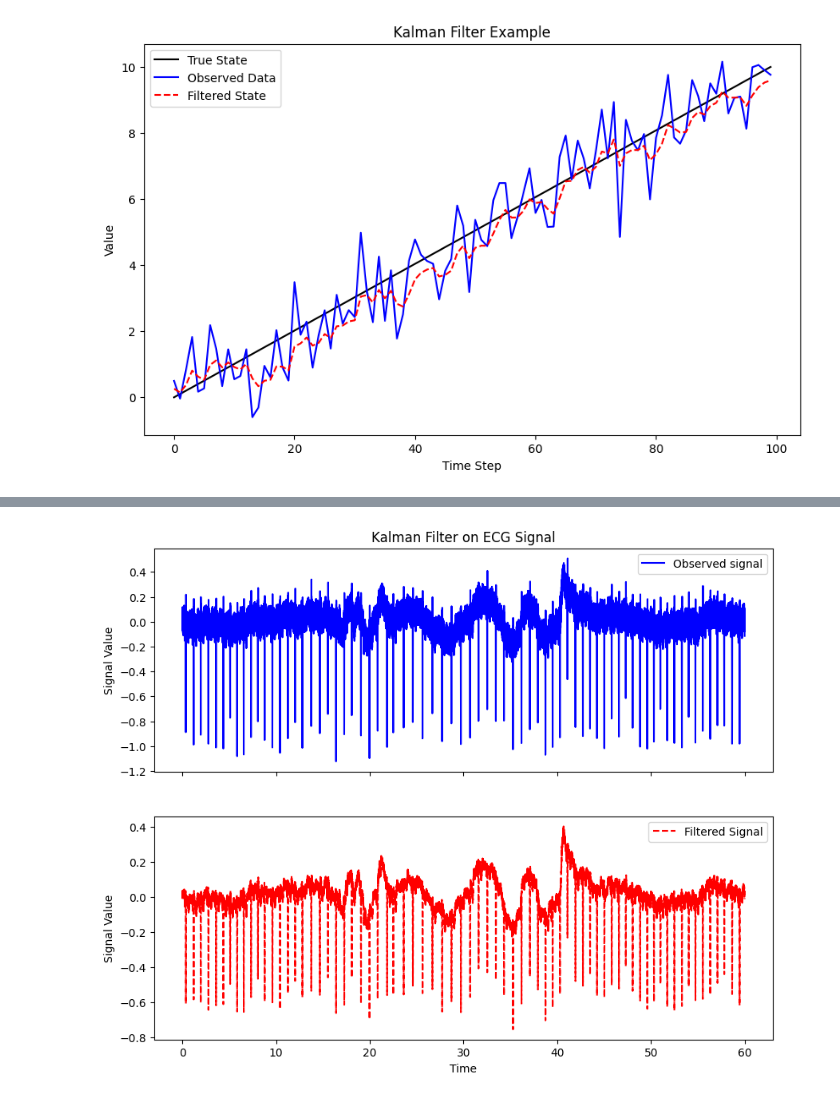
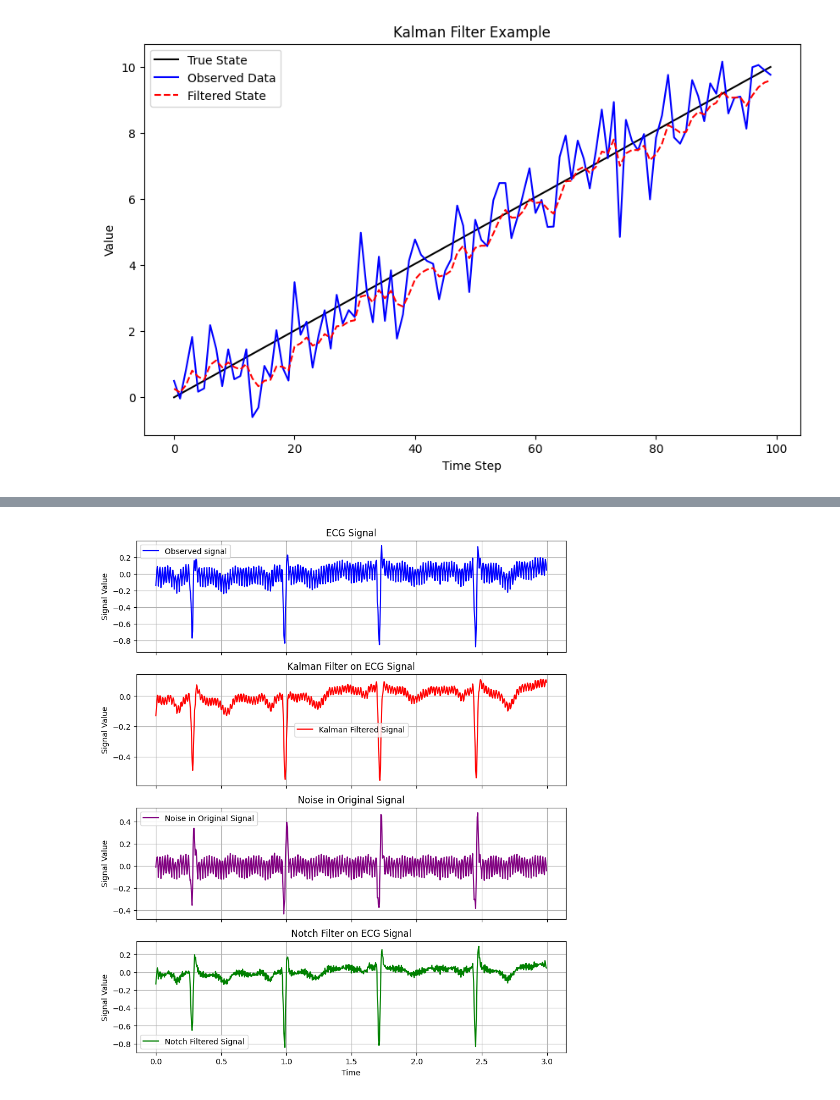
Before and after one commit to ig-BaymaX/Kalman-filter, a Jupyter notebook: Test.ipynb, the cells around one changed output, grey strips where cells are left out. Cells and saved outputs as stored; diff of their text form; code cells hidden in the pictures.

```diff
--- a/Test.ipynb
+++ b/Test.ipynb
@@ -108,44 +74,100 @@ def kalman_filter(observed_data, initial_state, initial_estimate_error, process_
 # %%
+def kalman_filter(observed_data, initial_state, initial_estimate_error, process_variance, measurement_variance):
+    num_time_steps = len(observed_data)
+    filtered_states = np.zeros(num_time_steps)
+    state_estimate = initial_state
+    estimate_error = initial_estimate_error
+
+    for t in range(num_time_steps):
+        predicted_state = state_estimate
+        predicted_estimate_error = estimate_error + process_variance
+        kalman_gain = predicted_estimate_error / (predicted_estimate_error + measurement_variance)
+        state_estimate = predicted_state + kalman_gain * (observed_data[t] - predicted_state)
+        estimate_error = (1 - kalman_gain) * predicted_estimate_error
+        filtered_states[t] = state_estimate
+
+    return filtered_states
+
 # Load ECG data from a tab-separated CSV file
-file = "P1-Export.txt"
+file = "E:\\SEM-4\\P1-Export.txt"
+time = int(input("Enter the number of seconds to be visualized: "))
 df = pd.read_csv(file, sep='\t', header=None,
-                             skiprows=6115877, usecols=[29], encoding='utf_16_le')
-df1 = df[~df.apply(lambda row: row.astype(
-    str).str.contains('AMPSAT|SHORT').any(), axis=1)]
+                 skiprows=3000000, nrows=time*256, usecols=[29], encoding='utf_16_le')
+df1 = df[~df.apply(lambda row: row.astype(str).str.contains('AMPSAT|SHORT').any(), axis=1)]
 df1 = df.apply(pd.to_numeric, errors='coerce')
 df1 = df.dropna()
 
-# Step 5: Create a time array based on a sampling rate of 256 Hz
+# Create a time array based on a sampling rate of 256 Hz
 sampling_rate = 256
 second = np.arange(0, df1.shape[0]) / sampling_rate
-print(df1.shape)
-# Step 6: Create subplots for each channel
+
+# Create subplots for each channel
 observed_data = df1.values
 second = np.arange(0, df1.shape[0]) / sampling_rate
 
 # Set initial parameters
 initial_state_estimate = 0
 initial_estimate_error = 1
-process_variance = 0.1
-measurement_variance = 1
+
+# Experiment with different values for process_variance and measurement_variance
+process_variance = 0.01  # Adjust this value
+measurement_variance = 0.1  # Adjust this value
 
 # Run the Kalman filter
 filtered_states = kalman_filter(observed_data, initial_state_estimate, initial_estimate_error, process_variance, measurement_variance)
 
+# Using Notch Filter
+filtered = hp.filtering.filter_signal(df1.iloc[:, 0], cutoff=50, sample_rate=256.0, filtertype='notch')
+
 # Plot the results
-fig, (ax1, ax2) = plt.subplots(2, 1, figsize=(10, 8), sharex=True)
+fig, (ax1, ax2, ax3, ax4) = plt.subplots(4, 1, figsize=(10, 12), sharex=True)
 
 # Plot the observed signal in the first subplot
 ax1.plot(second, df1.iloc[:, 0], label='Observed signal', linestyle='-', color='blue')
 ax1.legend()
+ax1.grid(True)
 ax1.set_ylabel('Signal Value')
-ax1.set_title('Kalman Filter on ECG Signal')
+ax1.set_title('ECG Signal')
 
-# Plot the filtered signal in the second subplot
-ax2.plot(second, filtered_states, label='Filtered Signal', linestyle='--', color='red')
+# Plot the filtered signal using Kalman filter in the second subplot
+ax2.plot(second, filtered_states, label='Kalman Filtered Signal', linestyle='-', color='red')
 ax2.legend()
-ax2.set_xlabel('Time')
+ax2.grid(True)
+ax2.set_title('Kalman Filter on ECG Signal')
 ax2.set_ylabel('Signal Value')
 
+# Plot the noise in the original signal in the third subplot
+ax3.plot(second, df1.iloc[:, 0] - filtered_states, label='Noise in Original Signal', linestyle='-', color='purple')
+ax3.legend()
+ax3.grid(True)
+ax3.set_title('Noise in Original Signal')
+ax3.set_ylabel('Signal Value')
+
+# Plot the filtered signal using Notch filter in the fourth subplot
+ax4.plot(second, filtered, label='Notch Filtered Signal', linestyle='-', color='green')
+ax4.legend()
+ax4.grid(True)
+ax4.set_title('Notch Filter on ECG Signal')
+ax4.set_xlabel('Time')
+ax4.set_ylabel('Signal Value')
+
+# Calculate evaluation metrics
+original_signal = df1.iloc[:, 0]
+noise = original_signal - filtered_states
+
+# Original Signal to Noise Ratio (SNR)
+snr_original = 10 * np.log10(np.var(original_signal) / np.var(noise))
+
+# Signal after applying Kalman Filter to Noise Ratio
+snr_kalman = 10 * np.log10(np.var(filtered_states) / np.var(noise))
+
+# Original Signal to Signal after applying Kalman Filter Ratio
+snr_signal_kalman = 10 * np.log10(np.var(original_signal) / np.var(filtered_states))
+
+# Print evaluation metrics
+print(f"Original Signal to Noise Ratio: {snr_original} dB")
+print(f"Signal after applying Kalman Filter to Noise Ratio: {snr_kalman} dB")
+print(f"Original Signal to Signal after applying Kalman Filter Ratio: {snr_signal_kalman} dB")
+
 plt.show()
 # %% [output]
@@ -153 +177 @@ plt.show()
-[figure, old version]
+[figure, new version]
```
Also changed, not shown: parts of 4 cells of this notebook, 1 other file.
